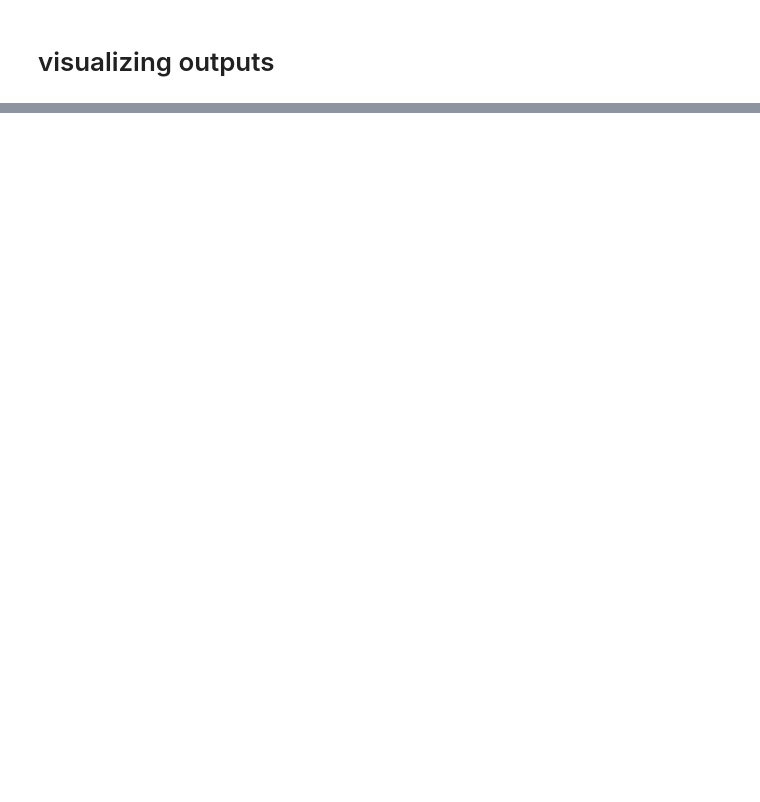
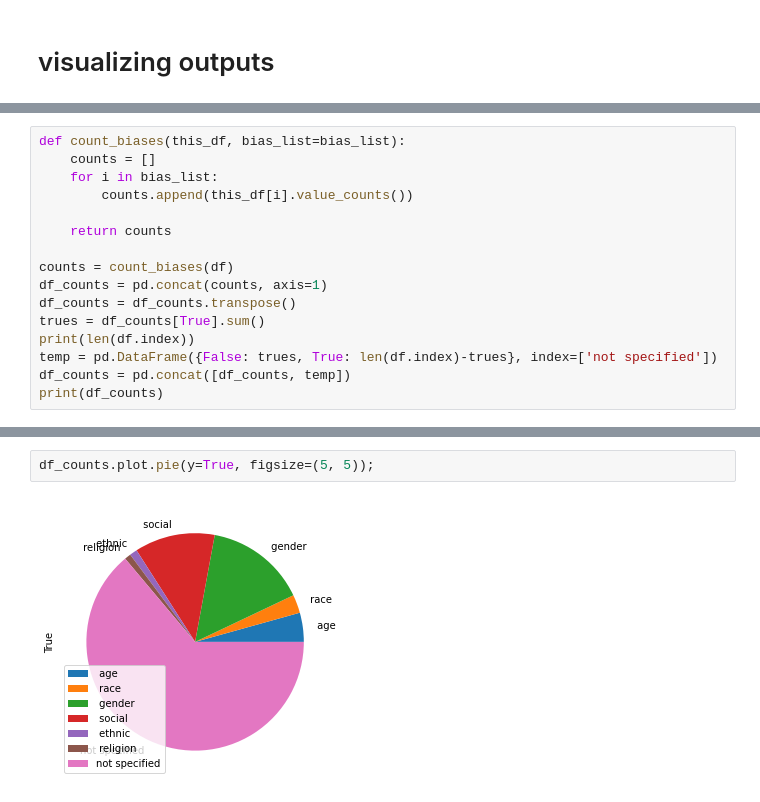
Before and after one commit to ninell-oldenburg/acl-anthology-keyword-search, a Jupyter notebook: acl-anthology-keyword-search.ipynb, the cells around one changed output, grey strips where cells are left out. Drawn from its saved outputs; the diff is of its cells as text; blank space fills up the shorter version.

```diff
--- a/acl-anthology-keyword-search.ipynb
+++ b/acl-anthology-keyword-search.ipynb
@@ -164,0 +229,16 @@ for i in bias_list:
+# %%
+def count_biases(this_df, bias_list=bias_list):
+    counts = []
+    for i in bias_list:
+        counts.append(this_df[i].value_counts())
+
+    return counts
+
+counts = count_biases(df)
+df_counts = pd.concat(counts, axis=1)
+df_counts = df_counts.transpose()
+trues = df_counts[True].sum()
+print(len(df.index))
+temp = pd.DataFrame({False: trues, True: len(df.index)-trues}, index=['not specified'])
+df_counts = pd.concat([df_counts, temp])
+print(df_counts)
@@ -165,2 +255,6 @@ for i in bias_list:
+# %%
+df_counts.plot.pie(y=True, figsize=(5, 5));
+# %% [output]
+[figure, added]
 # %%
 # cluster per bias
```
Also changed, not shown: parts of 28 cells of this notebook.
